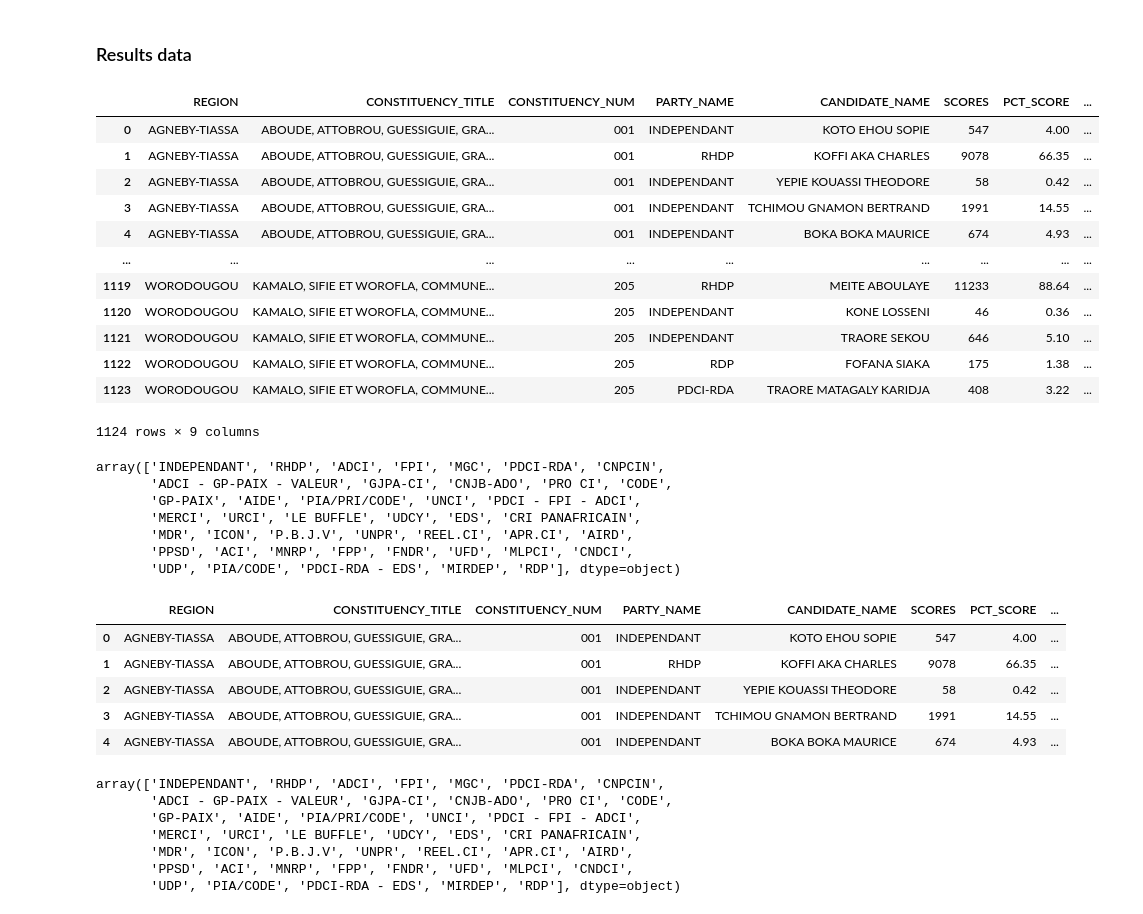
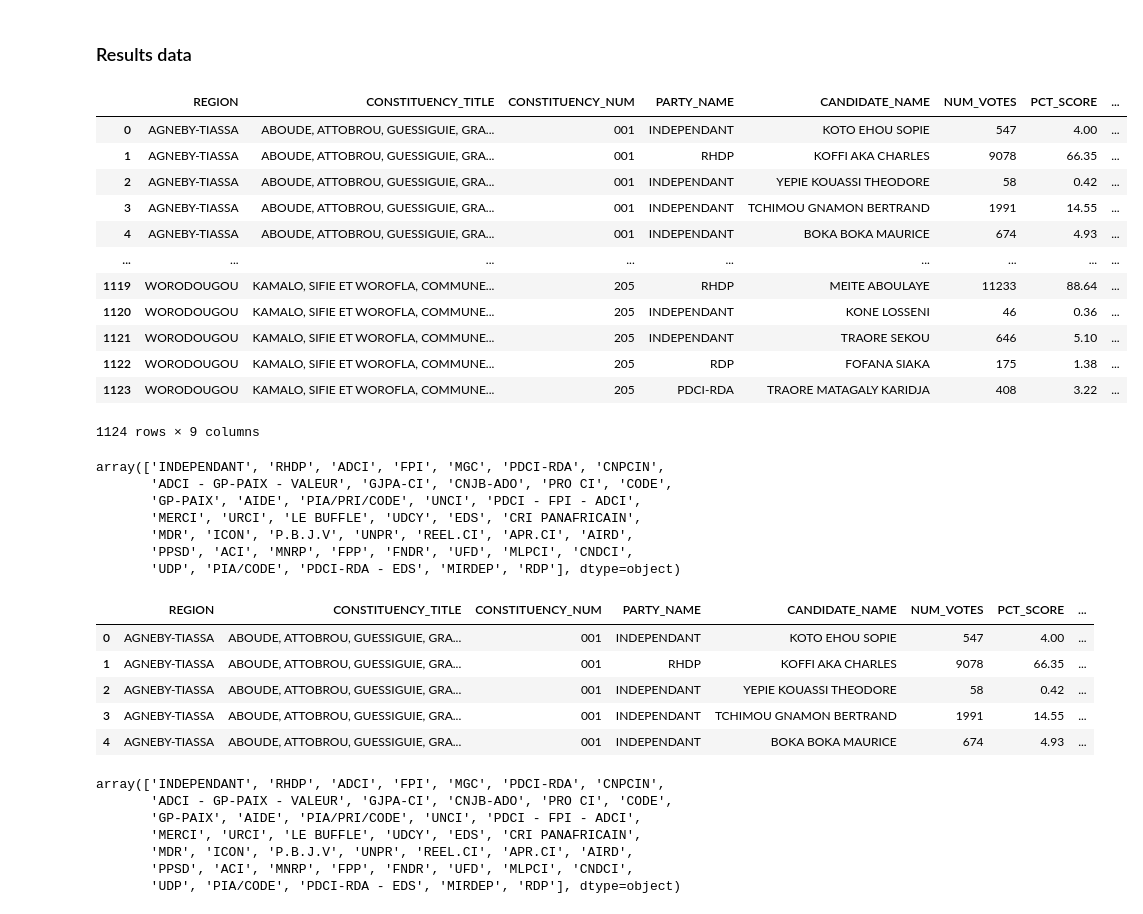
Before and after one commit to dric2018/chat-app, a Jupyter notebook: notebooks/pdf_data_extraction.ipynb, the cells around one changed output. Saved outputs shown, nothing was run; the diff lists cells and outputs as text; code cells hidden in the pictures.

```diff
--- a/notebooks/pdf_data_extraction.ipynb
+++ b/notebooks/pdf_data_extraction.ipynb
@@ -52,7 +54,7 @@ def get_data_from_pdf(
         'PCT_BLANK',
         'PARTY_NAME',
         'CANDIDATE_NAME',
-        'SCORES',
+        'NUM_VOTES',
         'PCT_SCORE',
         'IS_WINNER',
         'PAGE_ID'
@@ -168,7 +170,7 @@ num_cols = [
     'NULL_BALL',
     'EXPRESSED_VOTES',
     'NUM_BLANK',
-    'SCORES',
+    'NUM_VOTES',
 ]
 
 pct_cols = [
@@ -207,7 +209,7 @@ df = df.astype({
     'PCT_BLANK':float,
     'PARTY_NAME':str,
     'CANDIDATE_NAME':str,
-    'SCORES':int,
+    'NUM_VOTES':int,
     'PCT_SCORE':float,
     'IS_WINNER':bool,
     'PAGE_ID': int
@@ -317,12 +319,12 @@ turnout_data.to_parquet(osp.join(CFG.PROCESSED_DATA_DIR, "turnout.parquet"), ind
 # %%
 results_data = df[
     ['REGION', 'CONSTITUENCY_TITLE', 'CONSTITUENCY_NUM', 'PARTY_NAME',
-     'CANDIDATE_NAME', 'SCORES', 'PCT_SCORE', 'IS_WINNER', 'PAGE_ID']
+     'CANDIDATE_NAME', 'NUM_VOTES', 'PCT_SCORE', 'IS_WINNER', 'PAGE_ID']
 ]
 
 results_data
 # %% [output]
-|  | REGION | CONSTITUENCY_TITLE | CONSTITUENCY_NUM | PARTY_NAME | CANDIDATE_NAME | SCORES | PCT_SCORE | ... |
+|  | REGION | CONSTITUENCY_TITLE | CONSTITUENCY_NUM | PARTY_NAME | CANDIDATE_NAME | NUM_VOTES | PCT_SCORE | ... |
 | 0 | AGNEBY-TIASSA | ABOUDE, ATTOBROU, GUESSIGUIE, GRA... | 001 | INDEPENDANT | KOTO EHOU SOPIE | 547 | 4.00 | ... |
 | 1 | AGNEBY-TIASSA | ABOUDE, ATTOBROU, GUESSIGUIE, GRA... | 001 | RHDP | KOFFI AKA CHARLES | 9078 | 66.35 | ... |
 | 2 | AGNEBY-TIASSA | ABOUDE, ATTOBROU, GUESSIGUIE, GRA... | 001 | INDEPENDANT | YEPIE KOUASSI THEODORE | 58 | 0.42 | ... |
@@ -350,7 +352,7 @@ array(['INDEPENDANT', 'RHDP', 'ADCI', 'FPI', 'MGC', 'PDCI-RDA', 'CNPCIN',
 results_data = results_data.drop_duplicates()
 results_data.head()
 # %% [output]
-|  | REGION | CONSTITUENCY_TITLE | CONSTITUENCY_NUM | PARTY_NAME | CANDIDATE_NAME | SCORES | PCT_SCORE | ... |
+|  | REGION | CONSTITUENCY_TITLE | CONSTITUENCY_NUM | PARTY_NAME | CANDIDATE_NAME | NUM_VOTES | PCT_SCORE | ... |
 | 0 | AGNEBY-TIASSA | ABOUDE, ATTOBROU, GUESSIGUIE, GRA... | 001 | INDEPENDANT | KOTO EHOU SOPIE | 547 | 4.00 | ... |
 | 1 | AGNEBY-TIASSA | ABOUDE, ATTOBROU, GUESSIGUIE, GRA... | 001 | RHDP | KOFFI AKA CHARLES | 9078 | 66.35 | ... |
 | 2 | AGNEBY-TIASSA | ABOUDE, ATTOBROU, GUESSIGUIE, GRA... | 001 | INDEPENDANT | YEPIE KOUASSI THEODORE | 58 | 0.42 | ... |
```
Also changed, not shown: parts of 9 cells of this notebook, 13 other files.
